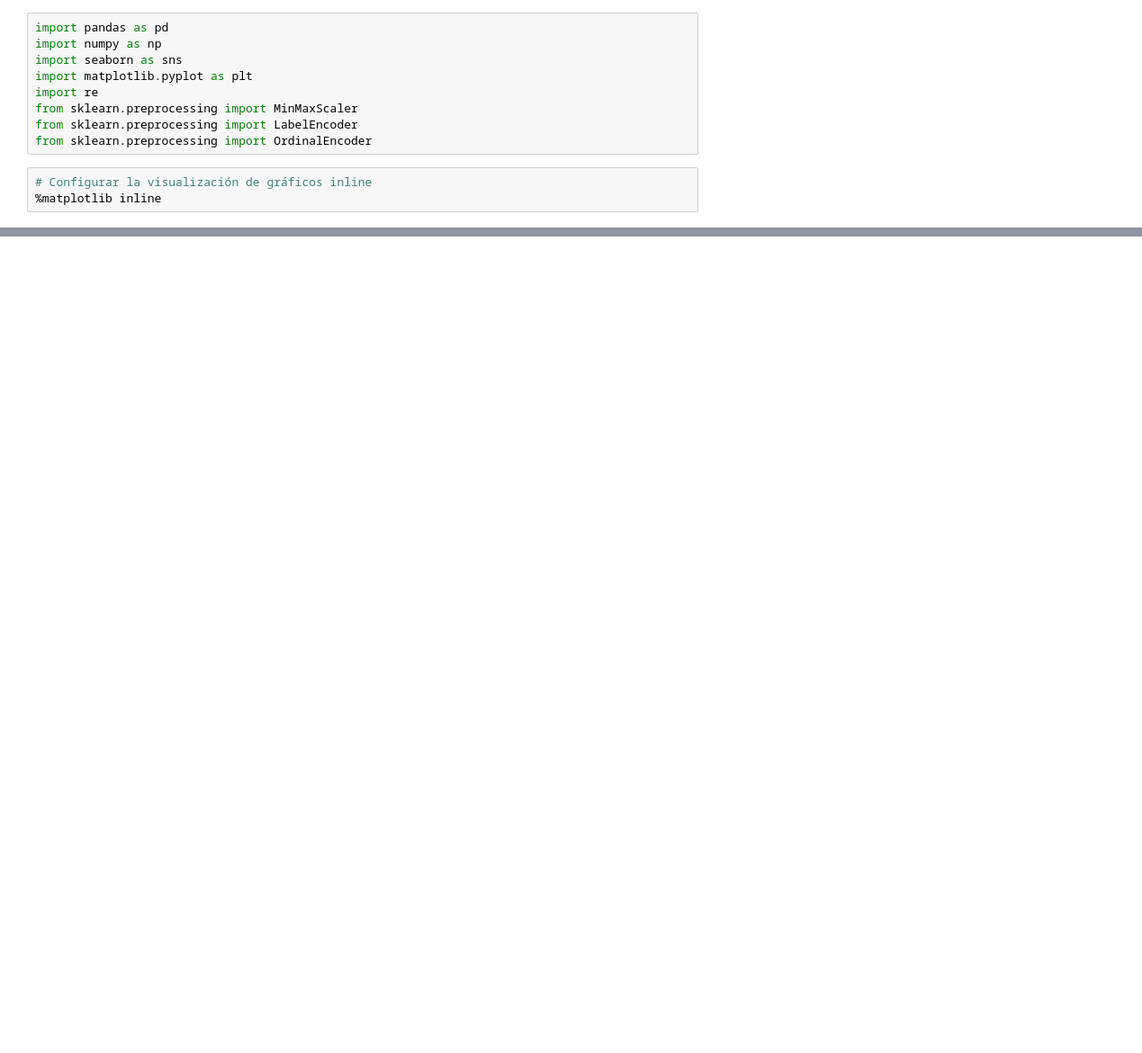
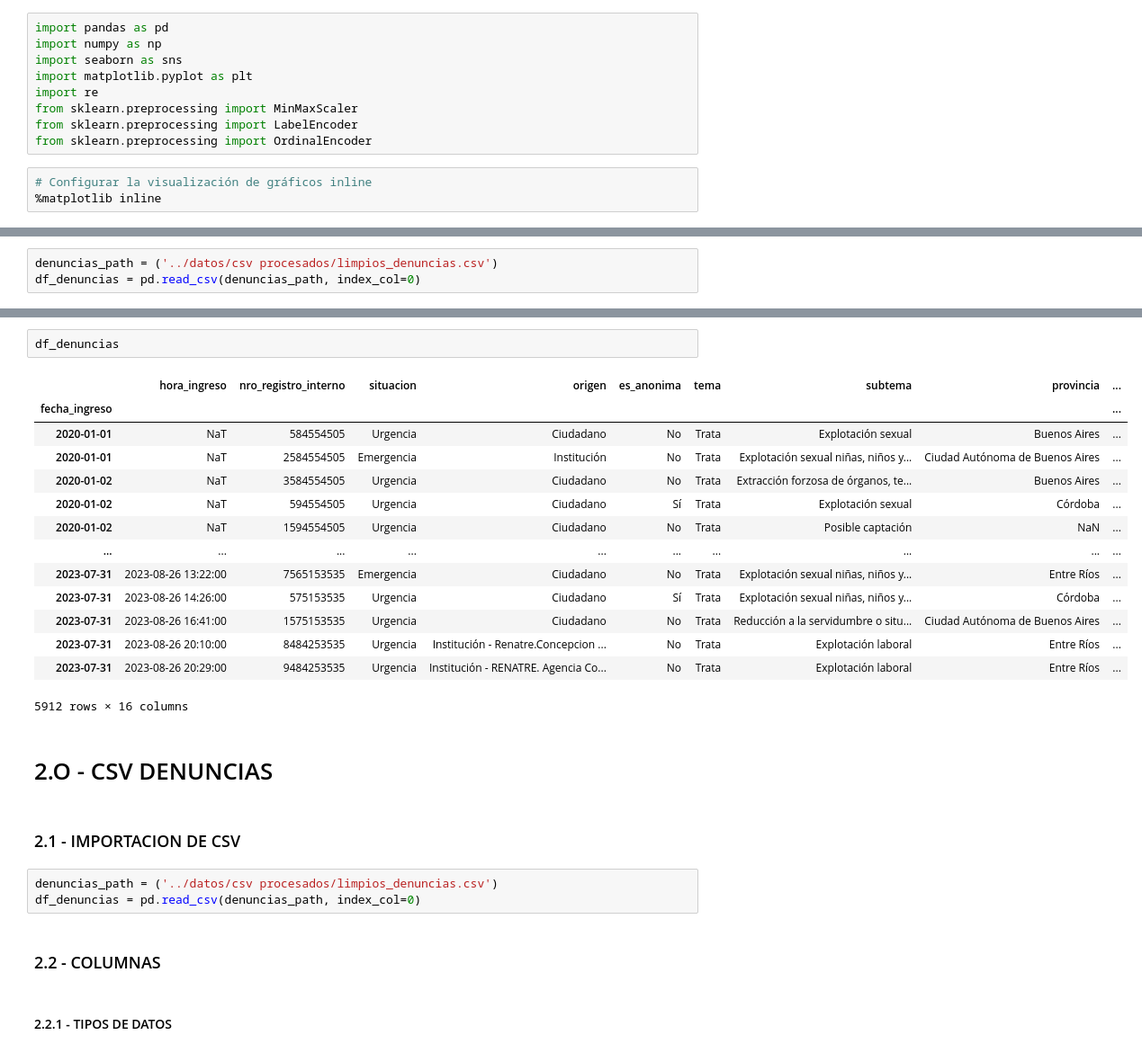
Before and after one commit to ianCristianAriel/2022-Argentina-trata-de-persona, a Jupyter notebook: notebooks/02_eda.ipynb, the cells around one changed output, grey strips where cells are left out. Shown at 90% size. Cells and saved outputs as stored; diff of their text form; blank space fills up the shorter version.

```diff
--- a/notebooks/02_eda.ipynb
+++ b/notebooks/02_eda.ipynb
@@ -52,0 +21,3 @@ from sklearn.preprocessing import OrdinalEncoder
+# %%
+denuncias_path = ('../datos/csv procesados/limpios_denuncias.csv')
+df_denuncias = pd.read_csv(denuncias_path, index_col=0)
@@ -52,0 +59,28 @@ from sklearn.preprocessing import OrdinalEncoder
+# %%
+df_denuncias
+# %% [output]
+|  | hora_ingreso | nro_registro_interno | situacion | origen | es_anonima | tema | subtema | provincia | ... |
+| fecha_ingreso |  |  |  |  |  |  |  |  | ... |
+| 2020-01-01 | NaT | 584554505 | Urgencia | Ciudadano | No | Trata | Explotación sexual | Buenos Aires | ... |
+| 2020-01-01 | NaT | 2584554505 | Emergencia | Institución | No | Trata | Explotación sexual niñas, niños y... | Ciudad Autónoma de Buenos Aires | ... |
+| 2020-01-02 | NaT | 3584554505 | Urgencia | Ciudadano | No | Trata | Extracción forzosa de órganos, te... | Buenos Aires | ... |
+| 2020-01-02 | NaT | 594554505 | Urgencia | Ciudadano | Sí | Trata | Explotación sexual | Córdoba | ... |
+| 2020-01-02 | NaT | 1594554505 | Urgencia | Ciudadano | No | Trata | Posible captación | NaN | ... |
+| ... | ... | ... | ... | ... | ... | ... | ... | ... | ... |
+| 2023-07-31 | 2023-08-26 13:22:00 | 7565153535 | Emergencia | Ciudadano | No | Trata | Explotación sexual niñas, niños y... | Entre Ríos | ... |
+| 2023-07-31 | 2023-08-26 14:26:00 | 575153535 | Urgencia | Ciudadano | Sí | Trata | Explotación sexual niñas, niños y... | Córdoba | ... |
+| 2023-07-31 | 2023-08-26 16:41:00 | 1575153535 | Urgencia | Ciudadano | No | Trata | Reducción a la servidumbre o situ... | Ciudad Autónoma de Buenos Aires | ... |
+| 2023-07-31 | 2023-08-26 20:10:00 | 8484253535 | Urgencia | Institución - Renatre.Concepcion ... | No | Trata | Explotación laboral | Entre Ríos | ... |
+| 2023-07-31 | 2023-08-26 20:29:00 | 9484253535 | Urgencia | Institución - RENATRE. Agencia Co... | No | Trata | Explotación laboral | Entre Ríos | ... |
+5912 rows × 16 columns
+# %% [markdown]
+# 2.O - CSV DENUNCIAS
+# %% [markdown]
+### 2.1 - IMPORTACION DE CSV
+# %%
+denuncias_path = ('../datos/csv procesados/limpios_denuncias.csv')
+df_denuncias = pd.read_csv(denuncias_path, index_col=0)
+# %% [markdown]
+### 2.2 - COLUMNAS
+# %% [markdown]
+#### 2.2.1 - TIPOS DE DATOS
```
Also changed, not shown: parts of 55 cells of this notebook, 1 other file.
